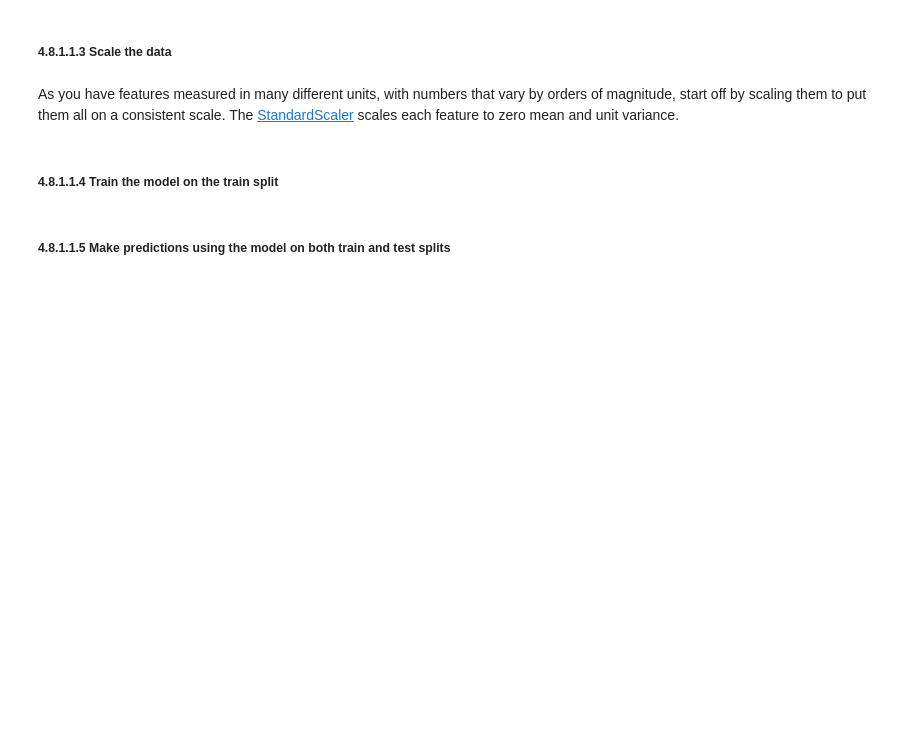
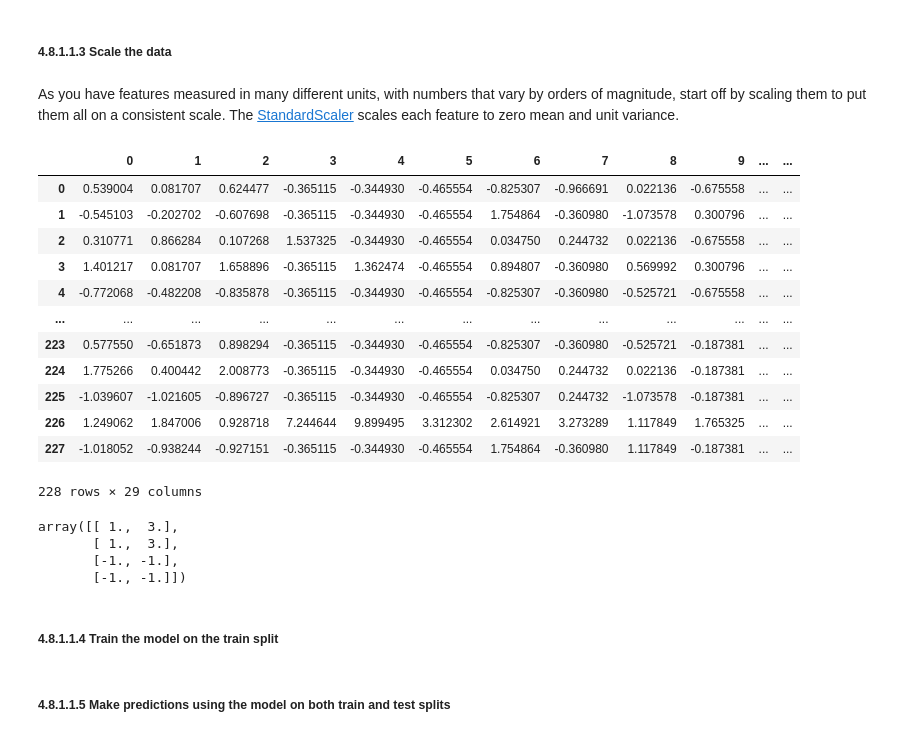
Before and after one commit to Pallavi43/DataScienceGuidedCapstone, a Jupyter notebook: Notebooks/04_preprocessing_and_training.ipynb, the cells around one changed output. Saved outputs shown, nothing was run; the diff lists cells and outputs as text; code cells hidden in the pictures; blank space fills up the shorter version.

Commit message:
In Progress- Data Preprocessing

```diff
--- a/Notebooks/04_preprocessing_and_training.ipynb
+++ b/Notebooks/04_preprocessing_and_training.ipynb
@@ -552,8 +587,8 @@ dtype: float64
 #Code task 9#
 #Call `X_train` and `X_test`'s `fillna()` method, passing `X_defaults_median` as the values to use
 #Assign the results to `X_tr` and `X_te`, respectively
-X_tr = X_train.___(___)
-X_te = X_test.___(___)
+X_tr = X_train.fillna(X_defaults_median)
+X_te = X_test.fillna(X_defaults_median)
 # %% [markdown]
 ##### 4.8.1.1.3 Scale the data<a id='4.8.1.1.3_Scale_the_data'></a>
 # %% [markdown]
@@ -561,12 +596,47 @@ As you have features measured in many different units, with numbers that vary by
 # %%
 #Code task 10#
 #Call the StandardScaler`s fit method on `X_tr` to fit the scaler
 #then use it's `transform()` method to apply the scaling to both the train and test split
 #data (`X_tr` and `X_te`), naming the results `X_tr_scaled` and `X_te_scaled`, respectively
 scaler = StandardScaler()
-scaler.___(X_tr)
-X_tr_scaled = scaler.___(X_tr)
-X_te_scaled = scaler.___(X_te)
+scaler.fit(X_tr)
+scaler.fit(X_te)
+X_tr_scaled = scaler.transform(X_tr)
+X_te_scaled = scaler.transform(X_te)
+
+pd.DataFrame(X_tr_scaled)
+# %% [output]
+|  | 0 | 1 | 2 | 3 | 4 | 5 | 6 | 7 | 8 | 9 | ... | ... |
+| 0 | 0.539004 | 0.081707 | 0.624477 | -0.365115 | -0.344930 | -0.465554 | -0.825307 | -0.966691 | 0.022136 | -0.675558 | ... | ... |
+| 1 | -0.545103 | -0.202702 | -0.607698 | -0.365115 | -0.344930 | -0.465554 | 1.754864 | -0.360980 | -1.073578 | 0.300796 | ... | ... |
+| 2 | 0.310771 | 0.866284 | 0.107268 | 1.537325 | -0.344930 | -0.465554 | 0.034750 | 0.244732 | 0.022136 | -0.675558 | ... | ... |
+| 3 | 1.401217 | 0.081707 | 1.658896 | -0.365115 | 1.362474 | -0.465554 | 0.894807 | -0.360980 | 0.569992 | 0.300796 | ... | ... |
+| 4 | -0.772068 | -0.482208 | -0.835878 | -0.365115 | -0.344930 | -0.465554 | -0.825307 | -0.360980 | -0.525721 | -0.675558 | ... | ... |
+| ... | ... | ... | ... | ... | ... | ... | ... | ... | ... | ... | ... | ... |
+| 223 | 0.577550 | -0.651873 | 0.898294 | -0.365115 | -0.344930 | -0.465554 | -0.825307 | -0.360980 | -0.525721 | -0.187381 | ... | ... |
+| 224 | 1.775266 | 0.400442 | 2.008773 | -0.365115 | -0.344930 | -0.465554 | 0.034750 | 0.244732 | 0.022136 | -0.187381 | ... | ... |
+| 225 | -1.039607 | -1.021605 | -0.896727 | -0.365115 | -0.344930 | -0.465554 | -0.825307 | 0.244732 | -1.073578 | -0.187381 | ... | ... |
+| 226 | 1.249062 | 1.847006 | 0.928718 | 7.244644 | 9.899495 | 3.312302 | 2.614921 | 3.273289 | 1.117849 | 1.765325 | ... | ... |
+| 227 | -1.018052 | -0.938244 | -0.927151 | -0.365115 | -0.344930 | -0.465554 | 1.754864 | -0.360980 | 1.117849 | -0.187381 | ... | ... |
+228 rows × 29 columns
+# %%
+data = [[0, 0], [0, 0], [1, 1], [1, 1]]
+data_1 = [[1,2],[1,2],[0,0],[0,0]]
+scaler = StandardScaler()
+scaler_1 = StandardScaler()
+scaler.fit(data)
+scaler_1.fit(data_1)
+scaler.mean_
+scaler.n_features_in_
+scaler.transform(data)
+scaler.transform(data_1)
+scaler_1.transform(data_1)
+scaler.transform(data_1)
+# %% [output]
+array([[ 1.,  3.],
+       [ 1.,  3.],
+       [-1., -1.],
+       [-1., -1.]])
 # %% [markdown]
 ##### 4.8.1.1.4 Train the model on the train split<a id='4.8.1.1.4_Train_the_model_on_the_train_split'></a>
 # %%
```
Also changed, not shown: parts of 26 cells of this notebook.
